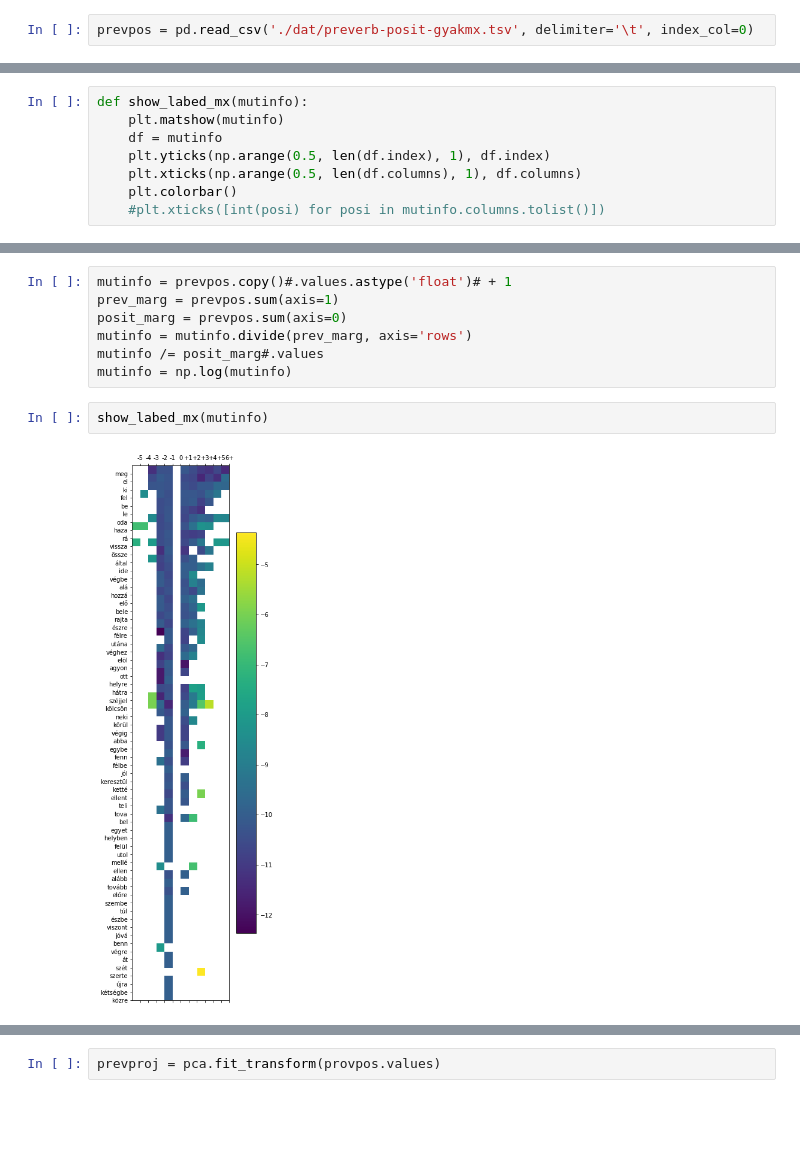
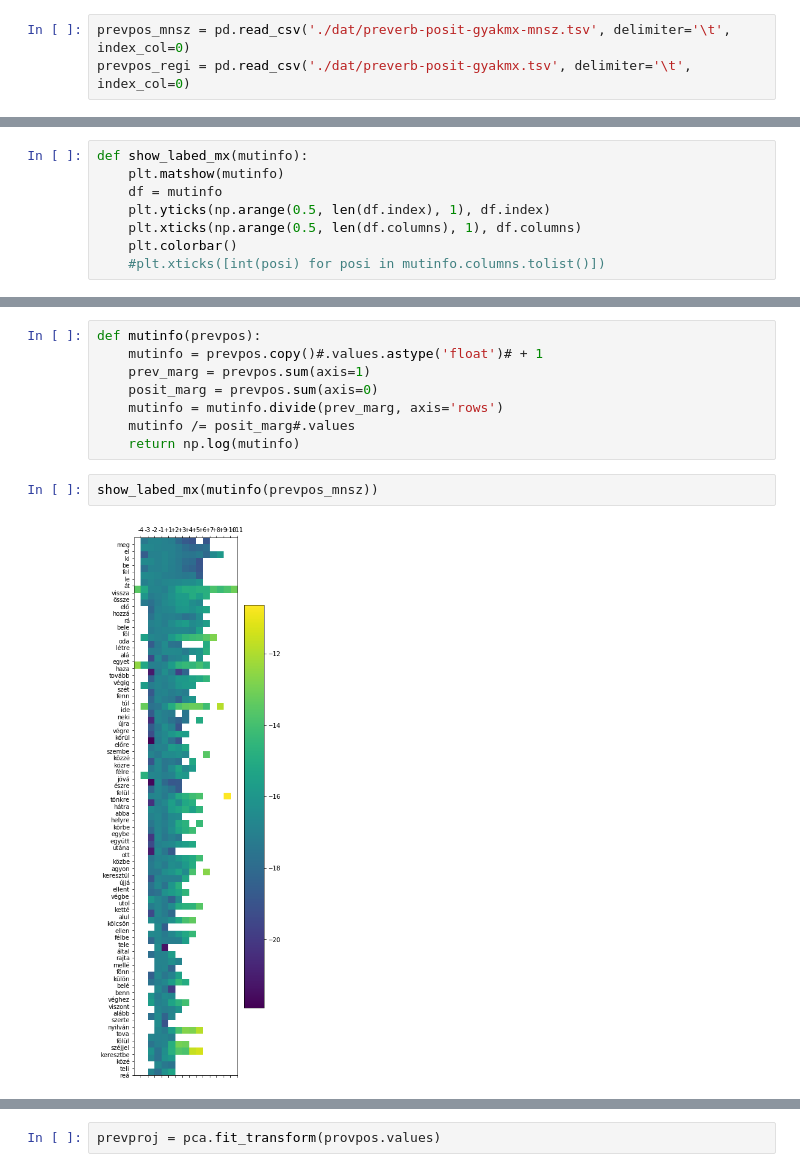
Before and after one commit to makrai/misc, a Jupyter notebook: tade/proverrb_position.ipynb, the cells around one changed output, grey strips where cells are left out. Drawn from its saved outputs; the diff is of its cells as text; blank space fills up the shorter version.

```diff
--- a/tade/proverrb_position.ipynb
+++ b/tade/proverrb_position.ipynb
@@ -12,7 +12,8 @@ Populating the interactive namespace from numpy and matplotlib
 # %% [markdown]
 [Dimension reduction in scikit learn](http://scikit-learn.org/stable/modules/decomposition.html#decompositions)
 # %%
-prevpos = pd.read_csv('./dat/preverb-posit-gyakmx.tsv', delimiter='\t', index_col=0)
+prevpos_mnsz = pd.read_csv('./dat/preverb-posit-gyakmx-mnsz.tsv', delimiter='\t', index_col=0)
+prevpos_regi = pd.read_csv('./dat/preverb-posit-gyakmx.tsv', delimiter='\t', index_col=0)
 # %%
 prevpos.head()#.describe()
 # %% [output]
@@ -55,11 +60,12 @@ plt.colorbar()
 # %%
-mutinfo = prevpos.copy()#.values.astype('float')# + 1
-prev_marg = prevpos.sum(axis=1)
-posit_marg = prevpos.sum(axis=0)
-mutinfo = mutinfo.divide(prev_marg, axis='rows')
-mutinfo /= posit_marg#.values
-mutinfo = np.log(mutinfo)
+def mutinfo(prevpos):
+    mutinfo = prevpos.copy()#.values.astype('float')# + 1
+    prev_marg = prevpos.sum(axis=1)
+    posit_marg = prevpos.sum(axis=0)
+    mutinfo = mutinfo.divide(prev_marg, axis='rows')
+    mutinfo /= posit_marg#.values
+    return np.log(mutinfo)
 # %%
-show_labed_mx(mutinfo)
+show_labed_mx(mutinfo(prevpos_mnsz))
 # %% [output]
-[figure, old version]
+[figure, new version]
```
Also changed, not shown: parts of 7 cells of this notebook.
